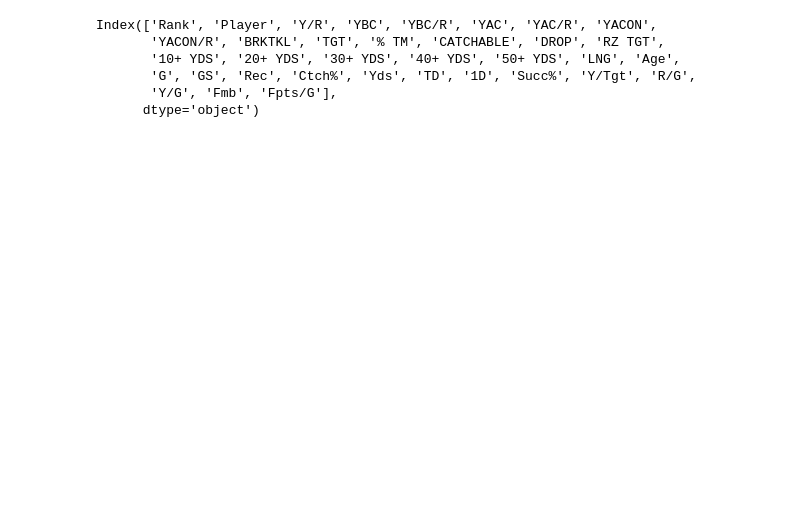
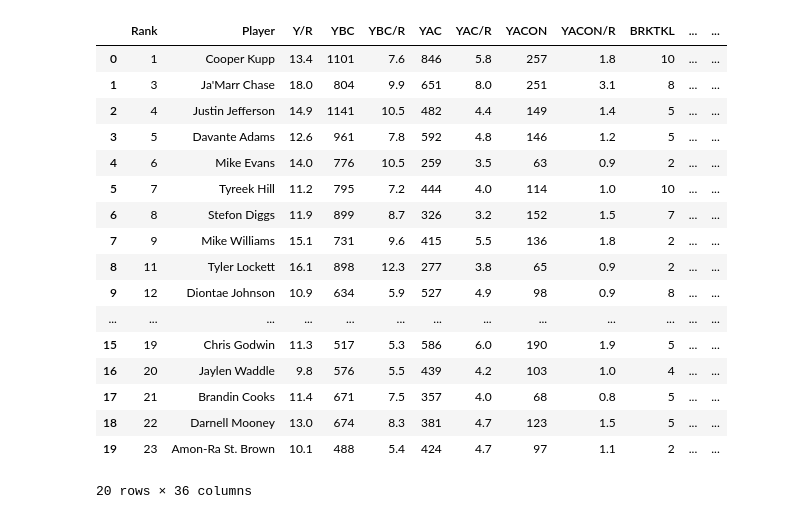
Before and after one commit to lukemrisser/Fantasy-Football-Production-Predictor-For-Wide-Receivers, a Jupyter notebook: WideReceivers.ipynb, the cells around one changed output. Cells and saved outputs as stored; diff of their text form; code cells hidden in the pictures; blank space fills up the shorter version.

```diff
--- a/WideReceivers.ipynb
+++ b/WideReceivers.ipynb
@@ -6,45 +6,60 @@ from xgboost import XGBRegressor
 from sklearn.pipeline import Pipeline
 import re
 # %%
+#Gathering Data Portion
 #create full dataframe with all stats
 def createWRDF(dfwrA, dfwrB, dfwrnext):
-    dfwrA = cleanFP(dfwrA)
-    dfwrB = cleanPFR(dfwrB)
     dfwr = combine(dfwrA, dfwrB)
     dfwr = addNextYrFpts(dfwr, dfwrnext)
+    return dfwr
 
 #add fpts/g for next season
 def addNextYrFpts(dfwrcurr, dfwrnext):
-    dfwrcurr = pd.merge(dfwrcurr, dfwrnext[['Player', 'Fpts/g']], left_on='Player', right_on='Player', how='inner', suffixes=('', '_nextYr'))
+    dfwrcurr = pd.merge(dfwrcurr, dfwrnext[['Player', 'Fpts/G']], left_on='Player', right_on='Player', how='inner', suffixes=('', '_nextYr'))
     return dfwrcurr
 
 #add advanced stats from fantasy pros
 def cleanFP(dfwr):
     dfwr['Player'] = dfwr['Player'].str.split("(").str[0].str.strip()
     dfwr = dfwr.drop(columns=['AIR', 'AIR/R', 'G', 'REC', 'YDS'])
     return dfwr
 #add basic stats from pro football reference
 def cleanPFR(dfwr):
     dfwr['Player'] = dfwr['Player'].str.replace(re.escape('*'), '', regex=True)
     dfwr['Player'] = dfwr['Player'].str.replace(re.escape('+'), '', regex=True).str.strip()
     dfwr['Fpts/G'] = dfwr.apply(lambda row: (row.Rec + row.Yds / 10 + row.TD * 6 + row.Fmb * - 2) / row.G, axis=1)
     dfwr = dfwr.drop(columns=['Tm', 'Pos', 'Y/R', 'Tgt', 'Lng', 'Rk'])
     return dfwr
 #combine advanced and basic stats into one dataframe
 def combine(dfwrA, dfwrB):
+    dfwrA = cleanFP(dfwrA)
+    dfwrB = cleanPFR(dfwrB)
     dfwr = pd.merge(dfwrA, dfwrB, left_on='Player', right_on='Player', how='inner')
     return dfwr
 
-dfwr22A = pd.read_excel(r"C:\Users\luker\Downloads\Python\WR22.xlsx", 'WR22A')
-dfwr22A = cleanFP(dfwr22A)
-dfwr22B = pd.read_excel(r"C:\Users\luker\Downloads\Python\WR22.xlsx", 'WR22B')
-dfwr22B = cleanPFR(dfwr22B)
+dfwr22A = pd.read_excel(r"C:\Users\luker\Downloads\Python\WR Machine Learning\WR22.xlsx", 'WR22A')
+dfwr22B = pd.read_excel(r"C:\Users\luker\Downloads\Python\WR Machine Learning\WR22.xlsx", 'WR22B')
 dfwr22 = combine(dfwr22A, dfwr22B)
-dfwr22.columns
+
+dfwr21A = pd.read_excel(r"C:\Users\luker\Downloads\Python\WR Machine Learning\WR21.xlsx", 'WR21A')
+dfwr21B = pd.read_excel(r"C:\Users\luker\Downloads\Python\WR Machine Learning\WR21.xlsx", 'WR21B')
+dfwr21 = createWRDF(dfwr21A, dfwr21B, dfwr22)
 # %% [output]
+|  | Rank | Player | Y/R | YBC | YBC/R | YAC | YAC/R | YACON | YACON/R | BRKTKL | ... | ... |
+| 0 | 1 | Cooper Kupp | 13.4 | 1101 | 7.6 | 846 | 5.8 | 257 | 1.8 | 10 | ... | ... |
+| 1 | 3 | Ja'Marr Chase | 18.0 | 804 | 9.9 | 651 | 8.0 | 251 | 3.1 | 8 | ... | ... |
+| 2 | 4 | Justin Jefferson | 14.9 | 1141 | 10.5 | 482 | 4.4 | 149 | 1.4 | 5 | ... | ... |
+| 3 | 5 | Davante Adams | 12.6 | 961 | 7.8 | 592 | 4.8 | 146 | 1.2 | 5 | ... | ... |
+| 4 | 6 | Mike Evans | 14.0 | 776 | 10.5 | 259 | 3.5 | 63 | 0.9 | 2 | ... | ... |
+| 5 | 7 | Tyreek Hill | 11.2 | 795 | 7.2 | 444 | 4.0 | 114 | 1.0 | 10 | ... | ... |
+| 6 | 8 | Stefon Diggs | 11.9 | 899 | 8.7 | 326 | 3.2 | 152 | 1.5 | 7 | ... | ... |
+| 7 | 9 | Mike Williams | 15.1 | 731 | 9.6 | 415 | 5.5 | 136 | 1.8 | 2 | ... | ... |
+| 8 | 11 | Tyler Lockett | 16.1 | 898 | 12.3 | 277 | 3.8 | 65 | 0.9 | 2 | ... | ... |
+| 9 | 12 | Diontae Johnson | 10.9 | 634 | 5.9 | 527 | 4.9 | 98 | 0.9 | 8 | ... | ... |
+| ... | ... | ... | ... | ... | ... | ... | ... | ... | ... | ... | ... | ... |
+| 15 | 19 | Chris Godwin | 11.3 | 517 | 5.3 | 586 | 6.0 | 190 | 1.9 | 5 | ... | ... |
+| 16 | 20 | Jaylen Waddle | 9.8 | 576 | 5.5 | 439 | 4.2 | 103 | 1.0 | 4 | ... | ... |
+| 17 | 21 | Brandin Cooks | 11.4 | 671 | 7.5 | 357 | 4.0 | 68 | 0.8 | 5 | ... | ... |
+| 18 | 22 | Darnell Mooney | 13.0 | 674 | 8.3 | 381 | 4.7 | 123 | 1.5 | 5 | ... | ... |
+| 19 | 23 | Amon-Ra St. Brown | 10.1 | 488 | 5.4 | 424 | 4.7 | 97 | 1.1 | 2 | ... | ... |
-Index(['Rank', 'Player', 'Y/R', 'YBC', 'YBC/R', 'YAC', 'YAC/R', 'YACON',
-       'YACON/R', 'BRKTKL', 'TGT', '% TM', 'CATCHABLE', 'DROP', 'RZ TGT',
-       '10+ YDS', '20+ YDS', '30+ YDS', '40+ YDS', '50+ YDS', 'LNG', 'Age',
-       'G', 'GS', 'Rec', 'Ctch%', 'Yds', 'TD', '1D', 'Succ%', 'Y/Tgt', 'R/G',
-       'Y/G', 'Fmb', 'Fpts/G'],
-      dtype='object')
+20 rows × 36 columns
```
Also changed, not shown: parts of 1 cell of this notebook, 2 other files.
